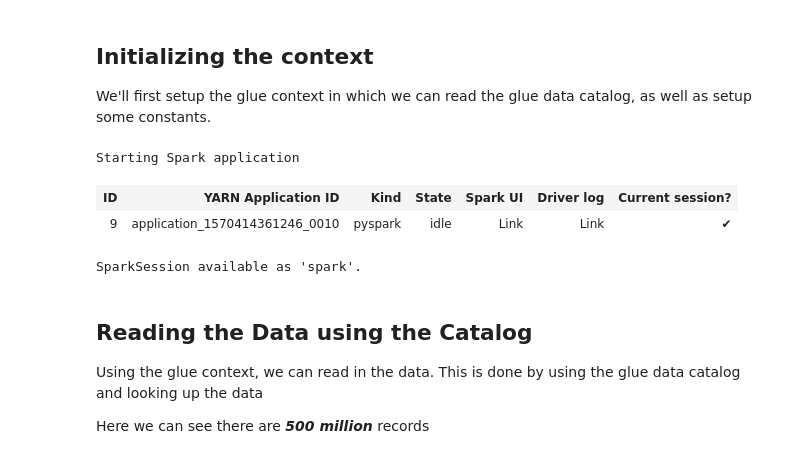
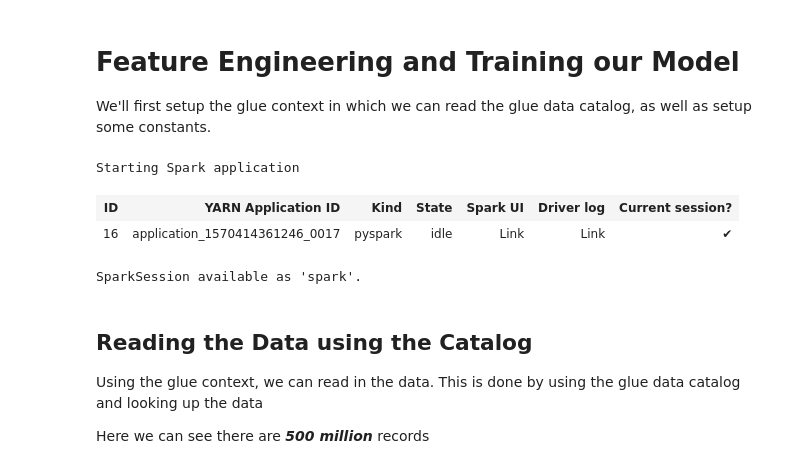
Before and after one commit to bsnively/AIM357-2019-ETL-and-ML-Workshop, a Jupyter notebook: notebooks/GluePySparkMLFeatureEngineering.ipynb, the cells around one changed output. Cells and saved outputs as stored; diff of their text form; code cells hidden in the pictures.

```diff
--- a/notebooks/GluePySparkMLFeatureEngineering.ipynb
+++ b/notebooks/GluePySparkMLFeatureEngineering.ipynb
@@ -1,22 +1,22 @@
 # %% [markdown]
-## Initializing the context
+# Feature Engineering and Training our Model
 We'll first setup the glue context in which we can read the glue data catalog, as well as setup some constants.
 # %%
 import sys
 from awsglue.transforms import *
 from awsglue.utils import getResolvedOptions
 from pyspark.context import SparkContext
 from awsglue.context import GlueContext
 from awsglue.job import Job
 
 glueContext = GlueContext(SparkContext.getOrCreate())
 
-database_name = "reinvent19"
+database_name = '2019reinventWorkshop'
 canonical_table_name = "canonical"
 # %% [output]
 Starting Spark application
 | ID | YARN Application ID | Kind | State | Spark UI | Driver log | Current session? |
-| 9 | application_1570414361246_0010 | pyspark | idle | Link | Link | ✔ |
+| 16 | application_1570414361246_0017 | pyspark | idle | Link | Link | ✔ |
 SparkSession available as 'spark'.
 # %% [markdown]
 ## Reading the Data using the Catalog
```
Also changed, not shown: parts of 53 cells of this notebook.
